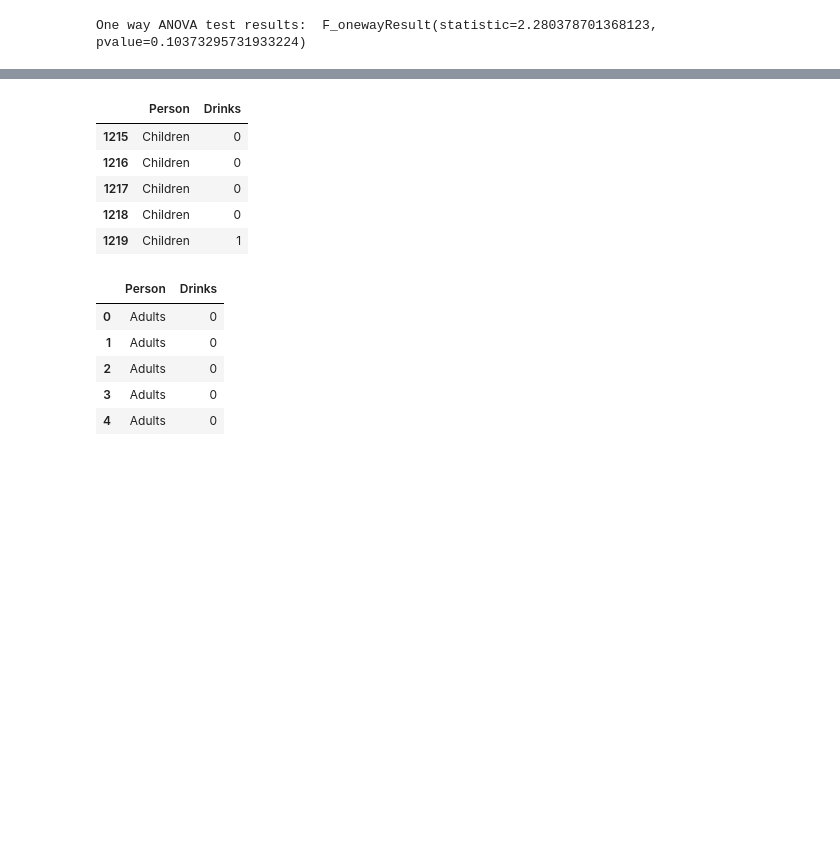
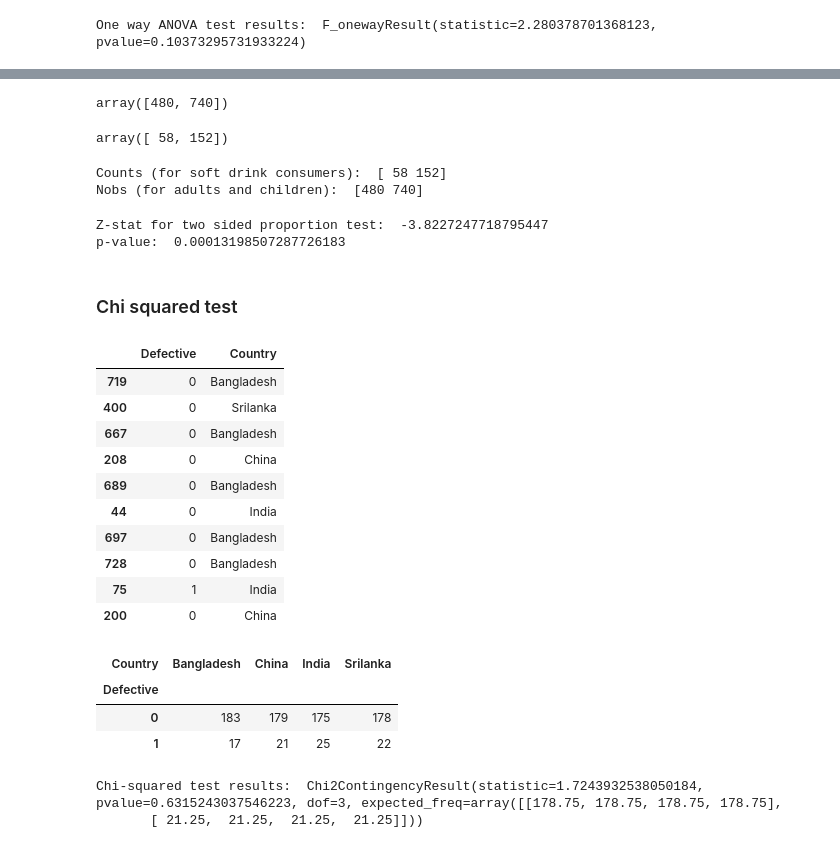
Before and after one commit to parth-gz/Data-Science, a Jupyter notebook: 17 - Hypothesis Testing/hypothesis_testing.ipynb, the cells around one changed output, grey strips where cells are left out. Drawn from its saved outputs; the diff is of its cells as text; code cells hidden in the pictures; blank space fills up the shorter version.

Commit message:
updated with chi-squared test

```diff
--- a/17 - Hypothesis Testing/hypothesis_testing.ipynb
+++ b/17 - Hypothesis Testing/hypothesis_testing.ipynb
@@ -387,0 +419,27 @@ One way ANOVA test results:  F_onewayResult(statistic=2.280378701368123, pvalue=
+# %%
+nobs = np.array([adults["Person"].count(), children["Person"].count()])
+nobs
+# %% [output]
+array([480, 740])
+# %%
+#number of successes
+count_adults=adults[adults["Drinks"] == 'Purchased']["Drinks"].count()
+count_children=children[children["Drinks"] == 'Purchased']["Drinks"].count()
+count=np.array([count_adults,count_children])
+count
+# %% [output]
+array([ 58, 152])
+# %%
+#Final arrays for z test
+print("Counts (for soft drink consumers): ",count)
+print("Nobs (for adults and children): ",nobs)
+# %% [output]
+Counts (for soft drink consumers):  [ 58 152]
+Nobs (for adults and children):  [480 740]
+# %%
+#two sided test
+z_stat,p_val=proportions_ztest(count,nobs,alternative='two-sided')
+print("Z-stat for two sided proportion test: ",z_stat,"\np-value: ",p_val)
+# %% [output]
+Z-stat for two sided proportion test:  -3.8227247718795447
+p-value:  0.00013198507287726183
@@ -387,0 +454,2 @@ One way ANOVA test results:  F_onewayResult(statistic=2.280378701368123, pvalue=
+# %% [markdown]
+### Chi squared test
@@ -388,11 +463,15 @@ One way ANOVA test results:  F_onewayResult(statistic=2.280378701368123, pvalue=
 # %%
-drinks=pd.read_excel("JohnyTalkers.xlsx")
+Bahaman= pd.read_excel("Bahaman.xlsx")
+Bahaman.sample(10)
+# %% [output]
+|  | Defective | Country |
+| 719 | 0 | Bangladesh |
+| 400 | 0 | Srilanka |
+| 667 | 0 | Bangladesh |
+| 208 | 0 | China |
+| 689 | 0 | Bangladesh |
+| 44 | 0 | India |
+| 697 | 0 | Bangladesh |
+| 728 | 0 | Bangladesh |
+| 75 | 1 | India |
+| 200 | 0 | China |
-# %%
-drinks.tail()
-# %% [output]
-|  | Person | Drinks |
-| 1215 | Children | 0 |
-| 1216 | Children | 0 |
-| 1217 | Children | 0 |
-| 1218 | Children | 0 |
-| 1219 | Children | 1 |
@@ -402,9 +478,17 @@ drinks['Drinks']=drinks['Drinks'].apply(lambda x: x.replace('Purchased','1'))
-# %%
-drinks.head()
-# %% [output]
-|  | Person | Drinks |
-| 0 | Adults | 0 |
-| 1 | Adults | 0 |
-| 2 | Adults | 0 |
-| 3 | Adults | 0 |
-| 4 | Adults | 0 |
+# %%
+#Crosstabulation
+count=pd.crosstab(Bahaman["Defective"],Bahaman["Country"])
+count
+# %% [output]
+| Country | Bangladesh | China | India | Srilanka |
+| Defective |  |  |  |  |
+| 0 | 183 | 179 | 175 | 178 |
+| 1 | 17 | 21 | 25 | 22 |
+# %%
+from scipy import stats
+#Chi-squared test
+chi2_result=stats.chi2_contingency(count)
+print("Chi-squared test results: ",chi2_result)
+# %% [output]
+Chi-squared test results:  Chi2ContingencyResult(statistic=1.7243932538050184, pvalue=0.6315243037546223, dof=3, expected_freq=array([[178.75, 178.75, 178.75, 178.75],
+       [ 21.25,  21.25,  21.25,  21.25]]))
```
Also changed, not shown: parts of 10 cells of this notebook.
